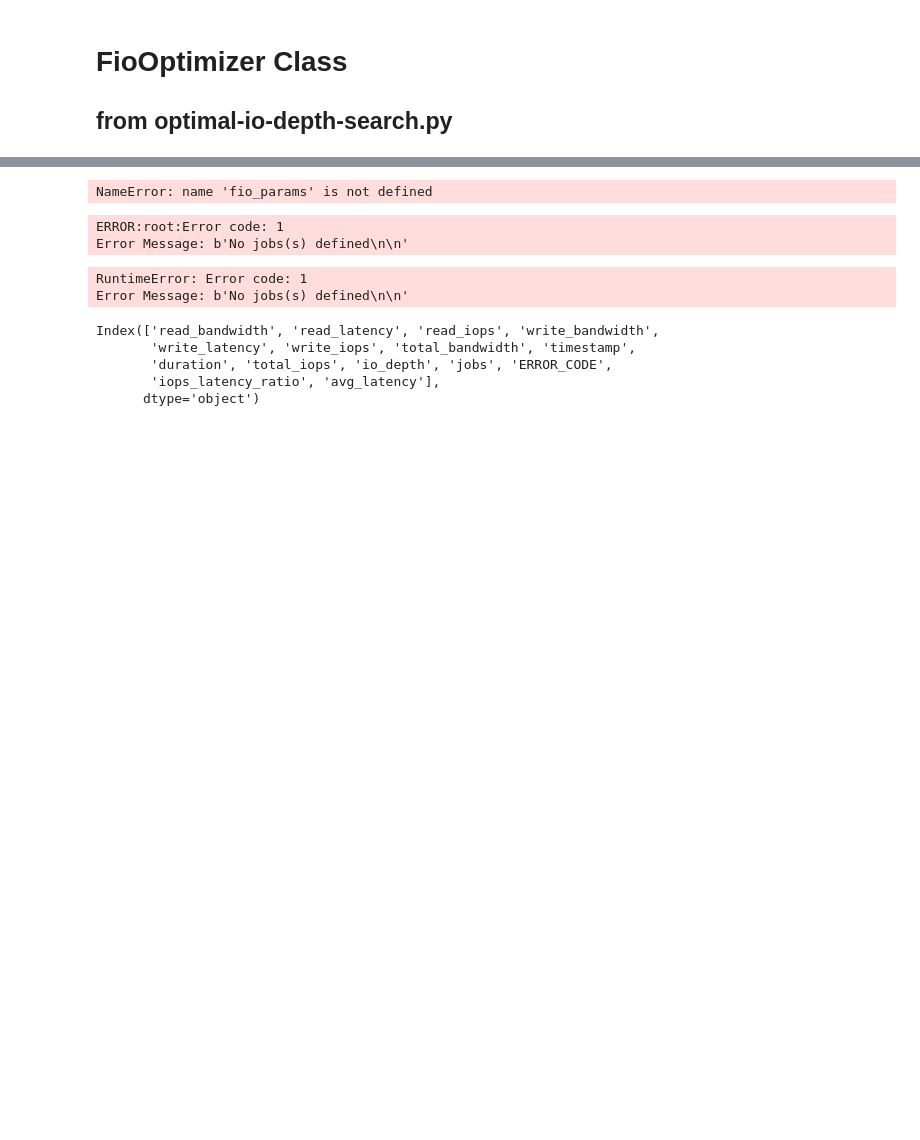
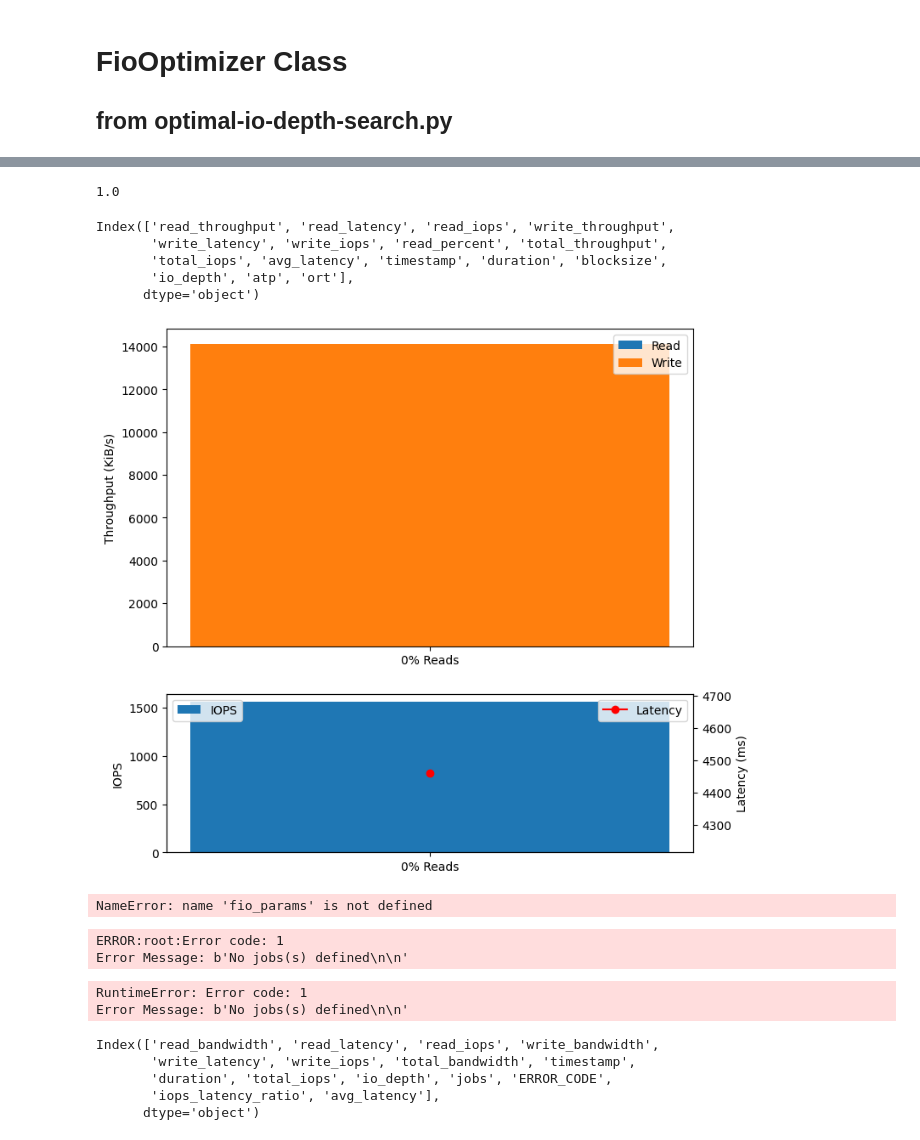
Before and after one commit to Cloud-Heroes-Forge/fio-parser, a Jupyter notebook: fio-optimizer.ipynb, the cells around one changed output, grey strips where cells are left out. Saved outputs shown, nothing was run; the diff lists cells and outputs as text; code cells hidden in the pictures; blank space fills up the shorter version.

Commit message:
start of Summary report and graphing

```diff
--- a/fio-optimizer.ipynb
+++ b/fio-optimizer.ipynb
@@ -118,3 +66,76 @@ str(fiobase)
+# %%
+optimizer.atp.j.iodepth
+# %% [output]
+1.0
+# %%
+from datetime import datetime
+# results = {}
+# combined_results = pd.DataFrame()
+# results['9K,randrw,50'] = optimizer
+# best_runs: pd.DataFrame = pd.DataFrame()
+for key, value in results.items():
+    data = value.to_DataFrame().reset_index()
+    unpacked_tuple = key.split(',')
+    data['blocksize'] = unpacked_tuple[0]
+    data['rw'] = unpacked_tuple[1]
+    combined_results = combined_results.append(data)
+
+    best_run = value.best_run
+    best_runs = best_runs.append(best_run.to_dict(), ignore_index=True)
+
+output_folder: str = os.path.join(os.getcwd(),
+                                    f'output/summary_{datetime.now().strftime("%Y%m%d_%H%M%S")}')
+
+data = pd.DataFrame(optimizer.best_run.to_dict(), index=[0])
+print(data.columns)
+from reporting import pgreports
+# graph = pgreports.generate_rwmix_stacked_graph(combined_results)
+import matplotlib.pyplot as plt
+import numpy as np
+import pandas as pd
+
+# Define figure size and grid layout
+fig, (ax1, ax2) = plt.subplots(nrows=2, figsize=(8, 8), gridspec_kw={'height_ratios': [2, 1]})
+
+# Create throughput graph
+for bs, df in best_runs.groupby('blocksize'):
+    for rwmixread, group in df.groupby('read_percent'):
+        read_data = group['read_throughput'].max()
+        write_data = group['write_throughput'].max()
+        labels = [f"{round(rwmixread)}% Reads"]
+        x = np.arange(len(labels))
+        width = 0.35
+        ax1.bar(labels, read_data, width=width, label='Read')
+        ax1.bar(labels, write_data, bottom=read_data, width=width, label='Write')
+ax1.set_xticks(x)
+ax1.set_xticklabels(labels)
+ax1.set_ylabel('Throughput (KiB/s)')
+ax1.legend()
+
+# Create IOPS/latency graph
+for bs, df in data.groupby('blocksize'):
+    for rwmixread, group in df.groupby('read_percent'):
+        iops_data = group['read_iops'] + group['write_iops']
+        latency_data = group['avg_latency']
+        labels = [f"{round(rwmixread)}% Reads"]
+        ax2.bar(x, iops_data, label='IOPS', width=0.4)
+        ax2.set_ylabel('IOPS')
+        ax2.tick_params(axis='y')
+        ax2.legend(loc='upper left')
+        ax3 = ax2.twinx()
+        ax3.plot(labels, latency_data, marker='o', label='Latency', color='red')
+        ax3.set_ylabel('Latency (ms)')
+        ax3.tick_params(axis='y')
+        ax3.legend(loc='upper right')
+
+plt.show()
+# %% [output]
+Index(['read_throughput', 'read_latency', 'read_iops', 'write_throughput',
+       'write_latency', 'write_iops', 'read_percent', 'total_throughput',
+       'total_iops', 'avg_latency', 'timestamp', 'duration', 'blocksize',
+       'io_depth', 'atp', 'ort'],
+      dtype='object')
+[figure, added]
 # %%
 from utils import models
 from utils.models import FioOptimizer, FioBase
```
Also changed, not shown: parts of 9 cells of this notebook, 4 other files.
